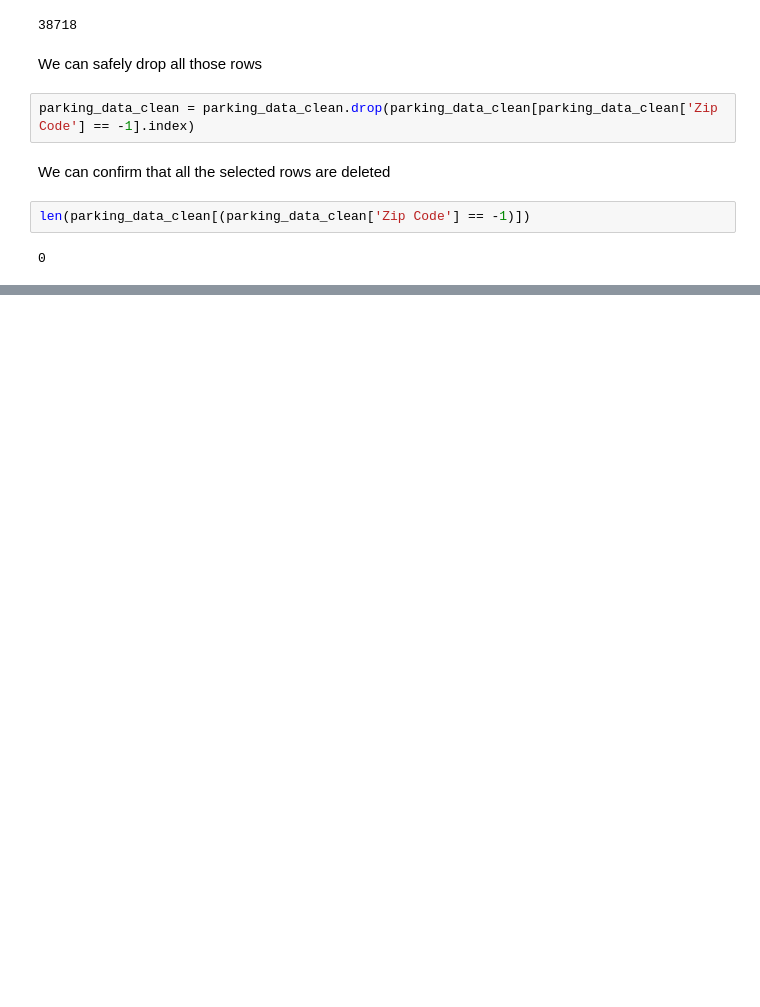
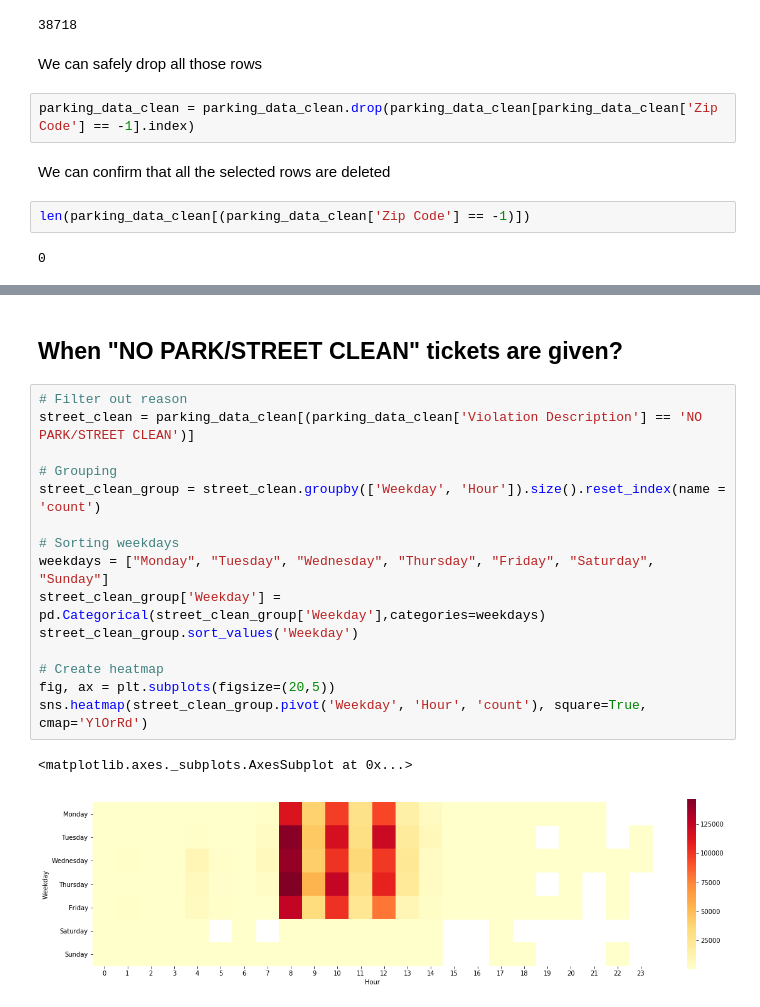
Before and after one commit to simawn/COMP499-Parking-Data-Analytics, a Jupyter notebook: Parking Data Analytics.ipynb, the cells around one changed output, grey strips where cells are left out. Saved outputs shown, nothing was run; the diff lists cells and outputs as text; blank space fills up the shorter version.

```diff
--- a/Parking Data Analytics.ipynb
+++ b/Parking Data Analytics.ipynb
@@ -620,0 +951,20 @@ len(parking_data_clean[(parking_data_clean['Zip Code'] == -1)])
+# %% [markdown]
+## When "NO PARK/STREET CLEAN" tickets are given?
+# %%
+# Filter out reason
+street_clean = parking_data_clean[(parking_data_clean['Violation Description'] == 'NO PARK/STREET CLEAN')]
+
+# Grouping
+street_clean_group = street_clean.groupby(['Weekday', 'Hour']).size().reset_index(name = 'count')
+
+# Sorting weekdays
+weekdays = ["Monday", "Tuesday", "Wednesday", "Thursday", "Friday", "Saturday", "Sunday"]
+street_clean_group['Weekday'] = pd.Categorical(street_clean_group['Weekday'],categories=weekdays)
+street_clean_group.sort_values('Weekday')
+
+# Create heatmap
+fig, ax = plt.subplots(figsize=(20,5))
+sns.heatmap(street_clean_group.pivot('Weekday', 'Hour', 'count'), square=True, cmap='YlOrRd')
+# %% [output]
+<matplotlib.axes._subplots.AxesSubplot at 0x...>
+[figure, added]
```
Also changed, not shown: parts of 87 cells of this notebook, 1 other file.
